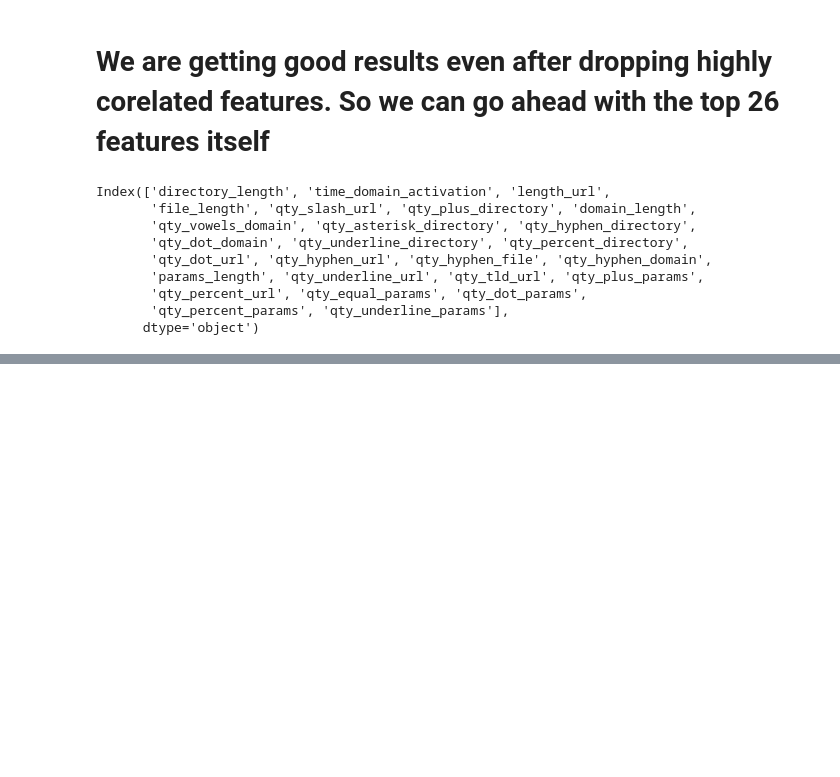
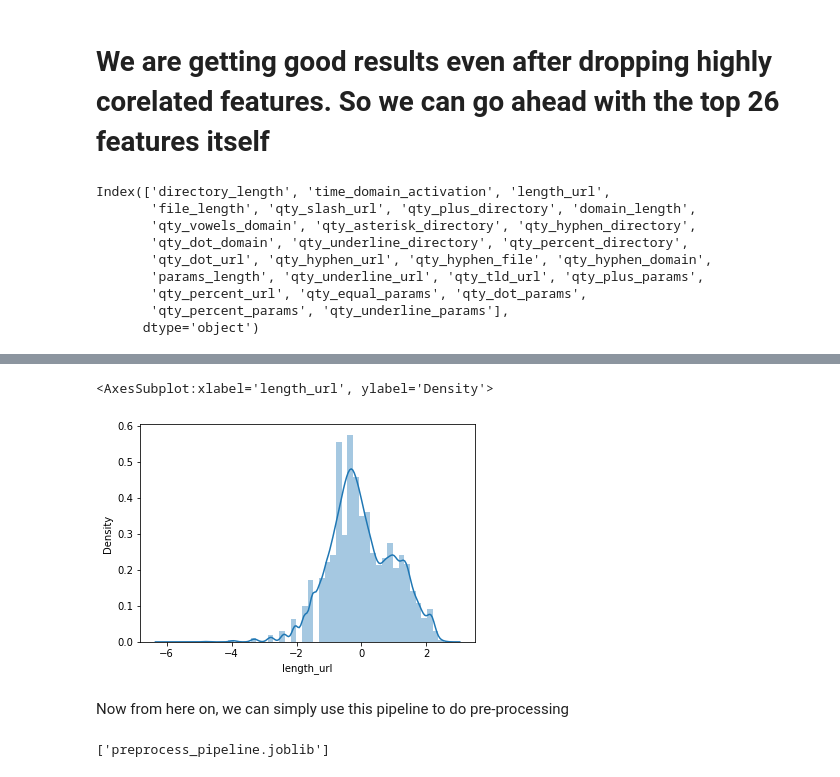
Before and after one commit to Rachinder3/Phishing-Domain-Detection-using-Machine-Learning, a Jupyter notebook: notebooks/3. Feature Selection + Feature Extraction+Transformations + Final Preprocessing Pipeline.ipynb, the cells around one changed output, grey strips where cells are left out. Cells and saved outputs as stored; diff of their text form; code cells hidden in the pictures; blank space fills up the shorter version.

```diff
--- a/notebooks/3. Feature Selection + Feature Extraction+Transformations + Final Preprocessing Pipeline.ipynb
+++ b/notebooks/3. Feature Selection + Feature Extraction+Transformations + Final Preprocessing Pipeline.ipynb
@@ -575,0 +660,23 @@ Index(['directory_length', 'time_domain_activation', 'length_url',
+# %%
+import scipy.stats as stat
+import pylab
+
+class box_cox_transformation(BaseEstimator, TransformerMixin):
+
+    def __init__(self, features):
+        self.features = features
+
+    def fit(self, X, y=None):
+        return self
+
+    def transform(self,X,y=None):
+        #df = X.copy()
+
+        for feature in self.features:
+            try:
+                # Apply box cox transformations
+                X[feature], parameter = stat.boxcox(X[feature])
+                print(X[feature])
+            except:
+                pass
+        return X
@@ -575,0 +685,6 @@ Index(['directory_length', 'time_domain_activation', 'length_url',
+# %%
+pipeline = Pipeline([
+    ('imputer', SimpleImputer(strategy='median')),
+    ('box_cox_transformation', box_cox_transformation(['length_url'])),
+    ('std_scaler',StandardScaler())
+])
@@ -575,0 +693,2 @@ Index(['directory_length', 'time_domain_activation', 'length_url',
+# %%
+temp = pipeline.fit_transform(df[top_features])
@@ -575,0 +711,13 @@ Index(['directory_length', 'time_domain_activation', 'length_url',
+# %%
+temp = pd.DataFrame(temp, columns=top_features)
+# %%
+sns.distplot(temp['length_url'])
+# %% [output]
+<AxesSubplot:xlabel='length_url', ylabel='Density'>
+[figure, added]
+# %% [markdown]
+Now from here on, we can simply use this pipeline to do pre-processing
+# %%
+joblib.dump(pipeline,'preprocess_pipeline.joblib')
+# %% [output]
+['preprocess_pipeline.joblib']
```
Also changed, not shown: parts of 19 cells of this notebook, 1 other file.
